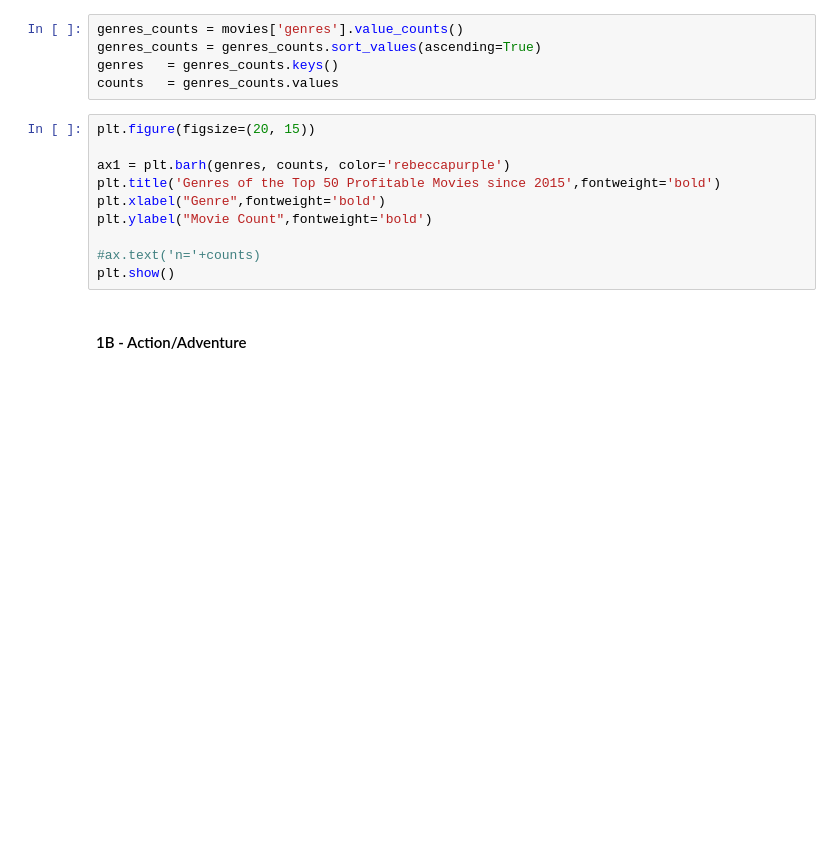
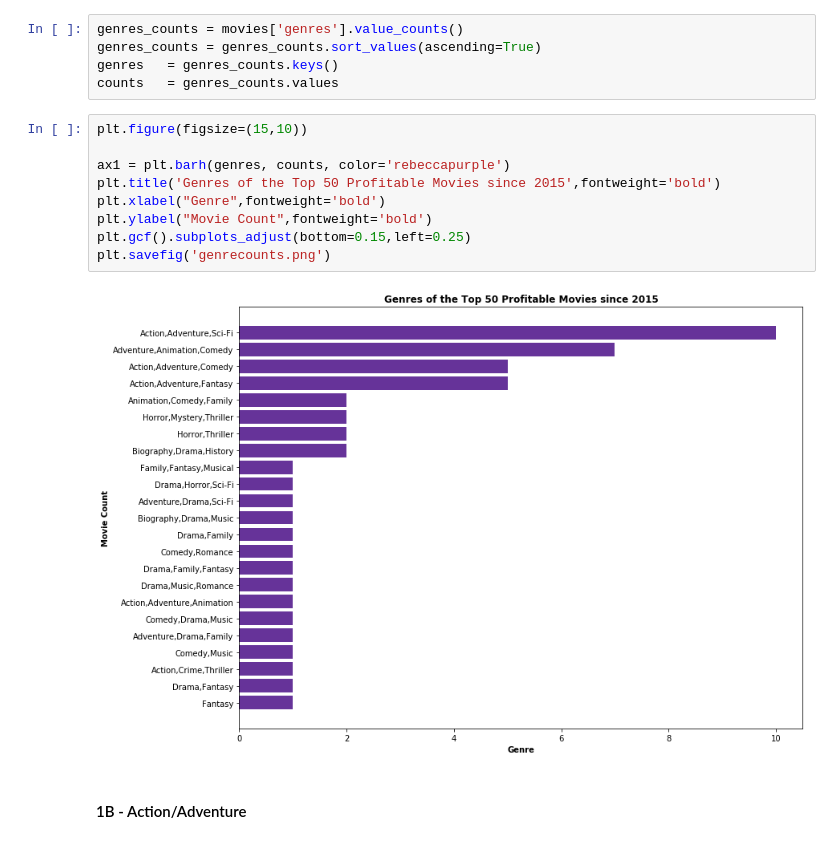
Before and after one commit to a-woodbury/DCDS-MOD1---MS-Movies, a Jupyter notebook: notebooks/mod1_jbaw_analysis&viz_aw.ipynb, the cells around one changed output. Cells and saved outputs as stored; diff of their text form; blank space fills up the shorter version.

```diff
--- a/notebooks/mod1_jbaw_analysis&viz_aw.ipynb
+++ b/notebooks/mod1_jbaw_analysis&viz_aw.ipynb
@@ -27,15 +45,16 @@ genres_counts = genres_counts.sort_values(ascending=True)
 genres   = genres_counts.keys()
 counts   = genres_counts.values
 # %%
-plt.figure(figsize=(20, 15))
+plt.figure(figsize=(15,10))
 
 ax1 = plt.barh(genres, counts, color='rebeccapurple')
 plt.title('Genres of the Top 50 Profitable Movies since 2015',fontweight='bold')
 plt.xlabel("Genre",fontweight='bold')
 plt.ylabel("Movie Count",fontweight='bold')
-
-#ax.text('n='+counts)
-plt.show()
+plt.gcf().subplots_adjust(bottom=0.15,left=0.25)
+plt.savefig('genrecounts.png')
+# %% [output]
+[figure, added]
 # %% [markdown]
 #### 1B - Action/Adventure
 # %% [markdown]
```
Also changed, not shown: parts of 3 cells of this notebook, 2 other files.
